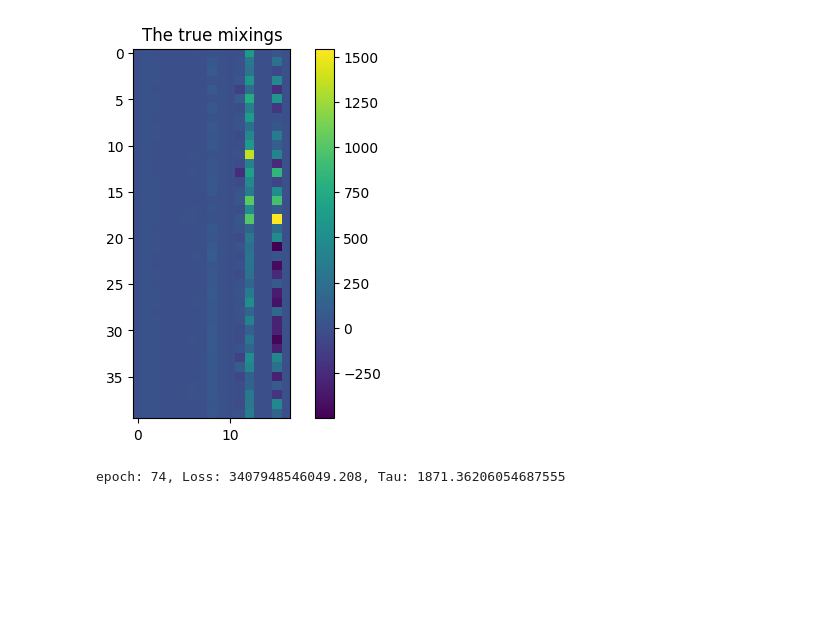
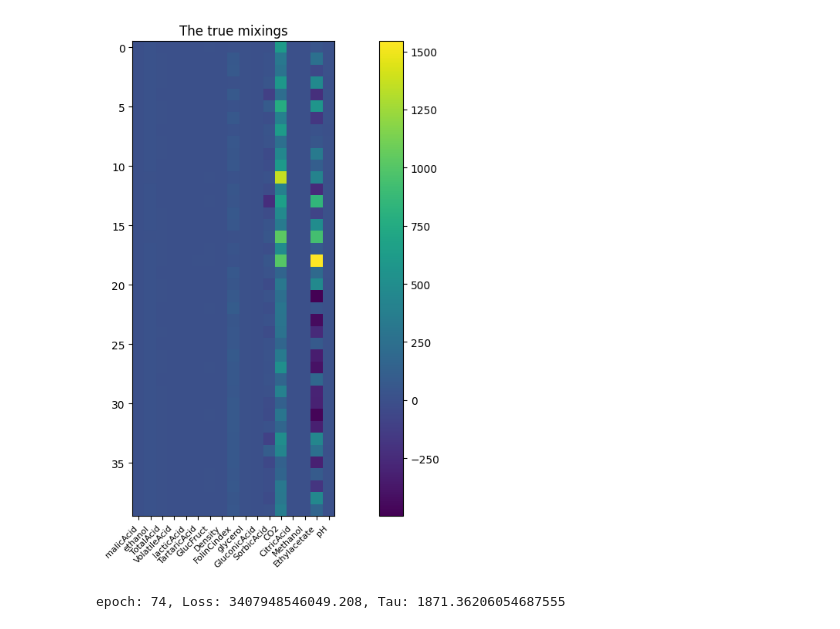
Before and after one commit to LucasEmcken/Bachelorprojekt, a Jupyter notebook: explore_wine.ipynb, the cells around one changed output. Cells and saved outputs as stored; diff of their text form; code cells hidden in the pictures; blank space fills up the shorter version.

```diff
--- a/explore_wine.ipynb
+++ b/explore_wine.ipynb
@@ -5,24 +5,28 @@ import numpy as np
 # %%
 mat = scipy.io.loadmat('helpers/data/NMR_40wines.mat')
 #Get X and Labels. Probably different for the other dataset, but i didn't check :)
 X = mat.get('X')
 Y = mat.get('Y')
 #ppm is the scale of the x-axis.
 ppm = mat.get('Label')
 
 labels = mat.get('Label')
 #40 wines times 8712 length spectrum
 N, M = X.shape
 #try to uncover mixings
 label = [x[0] for x in labels[0]]
 
-plt.figure()
+plt.figure(figsize=(15,8))
 plt.imshow(Y)
 plt.colorbar()
 plt.title("The true mixings")
+
+# Add xticks on the middle of the group bars
+plt.xticks(range(len(label)), label, rotation=45,ha="right")
+plt.tick_params(axis='x', which='major', labelsize=8)
 plt.show()
 # %% [output]
-[figure, old version]
+[figure, new version]
 # %%
 import scipy.io
 import numpy as np
```
